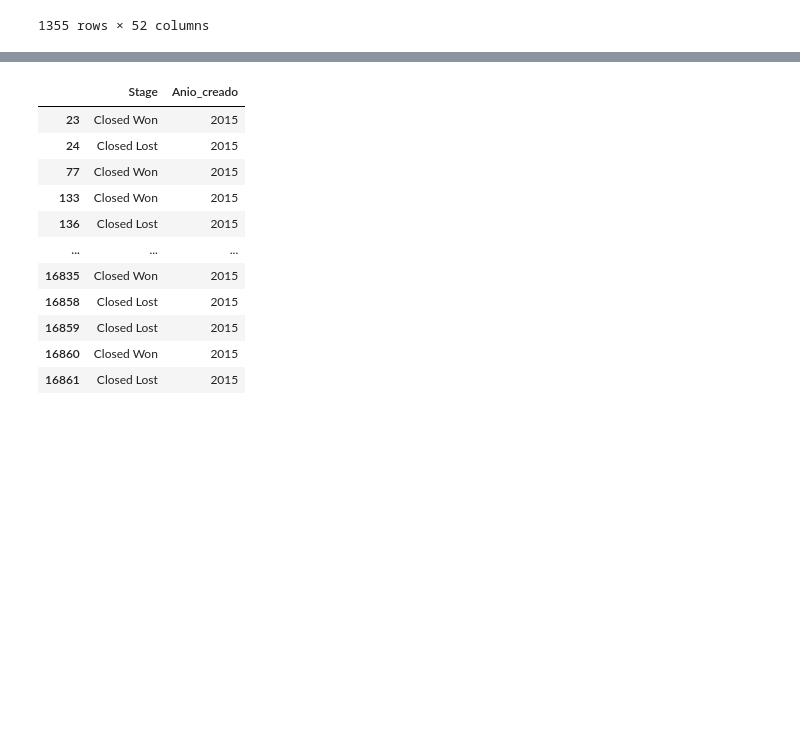
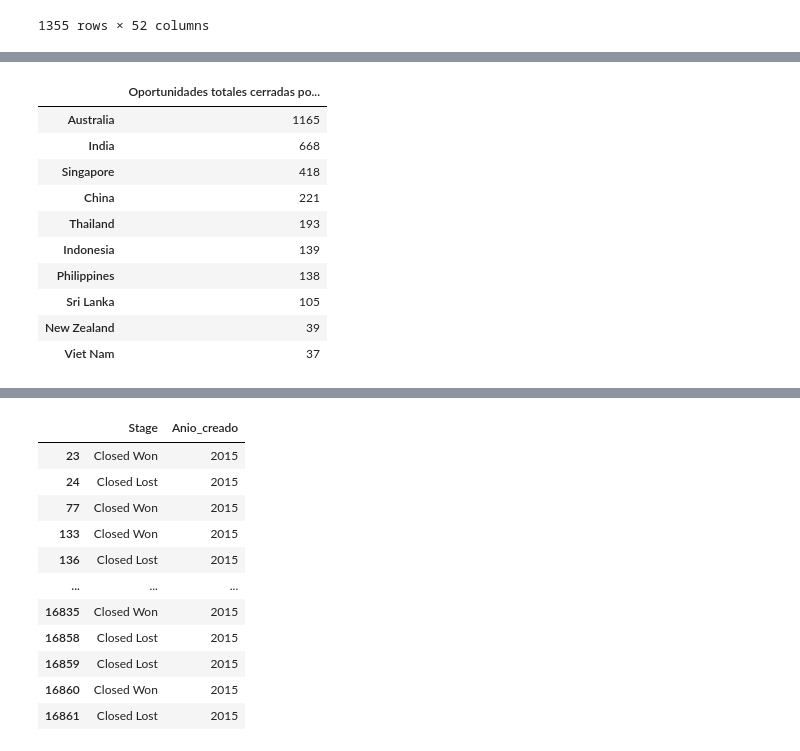
Before and after one commit to Ramaxx95/TP1-Orga-de-Datos, a Jupyter notebook: Visualizaciones/Region_APAC.ipynb, the cells around one changed output, grey strips where cells are left out. Drawn from its saved outputs; the diff is of its cells as text; code cells hidden in the pictures; blank space fills up the shorter version.

```diff
--- a/Visualizaciones/Region_APAC.ipynb
+++ b/Visualizaciones/Region_APAC.ipynb
@@ -78,0 +94,15 @@ plt.show()
+# %%
+oportunidades_totales_pais = oportunidades_cerradas.Billing_Country.value_counts().to_frame(name = 'Oportunidades totales cerradas por pais')
+oportunidades_totales_pais.head(10)
+# %% [output]
+|  | Oportunidades totales cerradas po... |
+| Australia | 1165 |
+| India | 668 |
+| Singapore | 418 |
+| China | 221 |
+| Thailand | 193 |
+| Indonesia | 139 |
+| Philippines | 138 |
+| Sri Lanka | 105 |
+| New Zealand | 39 |
+| Viet Nam | 37 |
```
Also changed, not shown: parts of 9 cells of this notebook.
